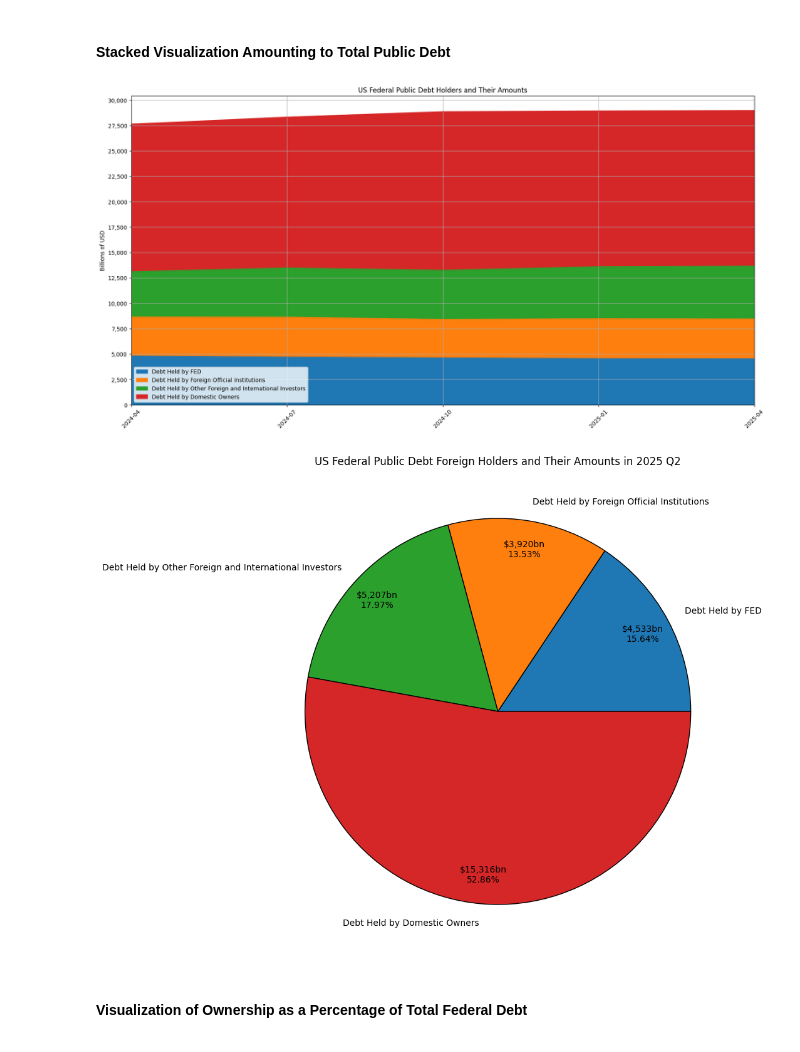
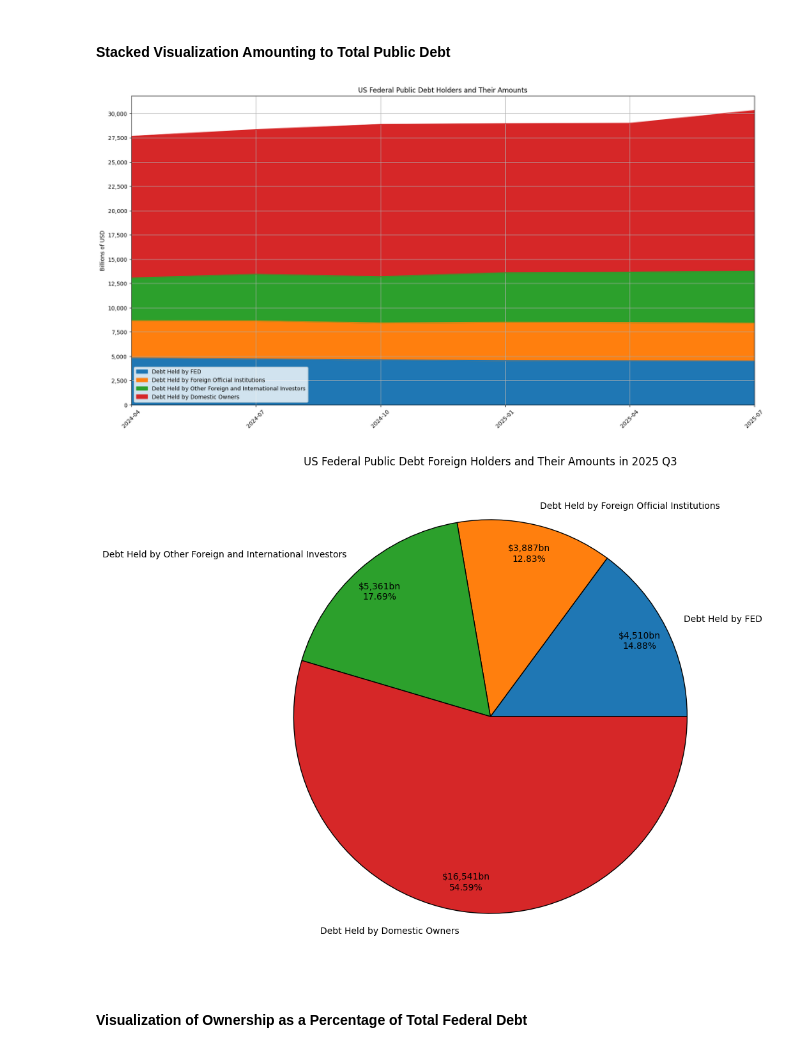
Before and after one commit to ilchen/US_Economic_Data_Analysis, a Jupyter notebook: Fed_Public_Debt_Holders.ipynb, the cells around one changed output. Drawn from its saved outputs; the diff is of its cells as text; code cells hidden in the pictures.

Commit message:
Improved analysis and updated with Q3 and Oct, Nov data

```diff
--- a/Fed_Public_Debt_Holders.ipynb
+++ b/Fed_Public_Debt_Holders.ipynb
@@ -49,10 +49,3 @@ pub_debt_holders = web.get_data_fred(['GFDEBTN', 'FYGFDPUN', 'FDHBATN', 'FDHBFRB
 
 # Convert all amounts into millions
 pub_debt_holders[['FDHBFRBN', 'FDHBFIN']] *= 1000
-
-# Adding a new column for the domestic part
-pub_debt_holders[FEDERAL_DEBT_HELD_BY_DOMESTIC] = pub_debt_holders.FYGFDPUN\
-        - pub_debt_holders.FDHBFRBN - pub_debt_holders.FDHBFIN
-
-# Truncating to the earliest quarter where all dataseries have data
-pub_debt_holders.dropna(inplace=True)
@@ -59,3 +94,23 @@ pub_debt_holders.dropna(inplace=True)
+# %%
+tic_tbl5_qf = tic_tbl5 if pd.offsets.MonthEnd(0).rollforward(tic_tbl5.index[-1]).is_quarter_end\
+    else tic_tbl5.iloc[:-(tic_tbl5.index[-1].month % 3)]
+tic_tbl5_qf = tic_tbl5_qf.resample('QS').last()
+# %%
+# Updated data on foreign and international ownership with the most recent TIC data
+pub_debt_holders.FDHBFIN.update(tic_tbl5_qf.loc[:, 'Grand Total'])
+
+# Extending with a breakdown of foreign & international ownership into that by foreign official institutions and other
+pub_debt_holders = pd.concat([pub_debt_holders,
+                              tic_tbl5_qf.loc[:, 'Of Which: Foreign Official'].rename(FEDERAL_DEBT_HELD_BY_FOREIGN_OFFICIAL)], axis=1)
+pub_debt_holders[FEDERAL_DEBT_HELD_BY_FOREIGN_OTHER_FOREIGN] =\
+    pub_debt_holders.FDHBFIN - pub_debt_holders.loc[:, FEDERAL_DEBT_HELD_BY_FOREIGN_OFFICIAL]
+
+# Adding a new column for the domestic part
+pub_debt_holders[FEDERAL_DEBT_HELD_BY_DOMESTIC] = pub_debt_holders.FYGFDPUN\
+        - pub_debt_holders.FDHBFRBN - pub_debt_holders.FDHBFIN
+
+# Truncating to the earliest quarter where all dataseries have data
+pub_debt_holders.dropna(inplace=True, subset=['GFDEBTN', 'FYGFDPUN', 'FDHBATN', 'FDHBFRBN', 'FDHBFIN'])
 # %% [markdown]
 ### Visualization of prepared data
 # %%
@@ -282,24 +264,28 @@ pub_debt_holders_ext_sub = pub_debt_holders_ext.iloc[:,[1,3,5,6,7]]
+# %%
+# Taking a subset consisting of total ownership by the public and ownership by the FED, Foregin official institutions,
+# Other Foreign institutions, and domestic owners
+pub_debt_holders_sub = pub_debt_holders.iloc[:,[1,3,5,6,7]].dropna()
 # %% [markdown]
 #### Stacked Visualization Amounting to Total Public Debt
 # %%
-y_max = pub_debt_holders_ext.loc[:, FEDERAL_DEBT_HELD_BY_PUBLIC].max()
+y_max = pub_debt_holders.loc[:, FEDERAL_DEBT_HELD_BY_PUBLIC].max()
 y_step = 2500e3
 y_max = (y_max + y_max % y_step if y_max % y_step else y_max) + 1
-ax = pub_debt_holders_ext_sub.iloc[:,1:].plot.area(figsize=(20,10), grid=True, title=FED_DEBT_HOLDERS_TITLE,
-                                                   xticks=pub_debt_holders_ext_sub.index, xlabel='', rot=45,
-                                                   ylabel=LEFT_Y_AXIS_LABEL, yticks=np.arange(0, y_max, y_step))
+ax = pub_debt_holders_sub.iloc[:,1:].plot.area(figsize=(20,10), grid=True, title=FED_DEBT_HOLDERS_TITLE,
+                                               xticks=pub_debt_holders_sub.index, xlabel='', rot=45,
+                                               ylabel=LEFT_Y_AXIS_LABEL, yticks=np.arange(0, y_max, y_step))
 ax.yaxis.set_major_formatter(mtick.FuncFormatter(lambda x, _: '{:,.0f}'.format(x/1000)))
-_ = ax.set_xticklabels(list(map('{:%Y-%m}'.format, pub_debt_holders_ext_sub.index)))
+_ = ax.set_xticklabels(list(map('{:%Y-%m}'.format, pub_debt_holders_sub.index)))
 # %% [output]
-[figure, old version]
+[figure, new version]
 # %%
-ax = pub_debt_holders_ext_sub.iloc[-1,1:].plot.pie(
+ax = pub_debt_holders_sub.iloc[-1,1:].plot.pie(
     figsize=(20,10), grid=True, ylabel='',
-    autopct=lambda pct: f'${pct * pub_debt_holders_ext_sub.iloc[-1,0] / 1e5:,.0f}bn\n{pct:.2f}%', pctdistance=0.85,
+    autopct=lambda pct: f'${pct * pub_debt_holders_sub.iloc[-1,0] / 1e5:,.0f}bn\n{pct:.2f}%', pctdistance=0.85,
     wedgeprops={'edgecolor': 'black', 'linewidth': 1},
-    title=FED_DEBT_FOREIGN_HOLDERS_TITLE + f' in {pub_debt_holders_ext_sub.index[-1]:%Y} Q{pub_debt_holders_ext_sub.index[-1].quarter}')
+    title=FED_DEBT_FOREIGN_HOLDERS_TITLE + f' in {pub_debt_holders_sub.index[-1]:%Y} Q{pub_debt_holders_sub.index[-1].quarter}')
 # %% [output]
-[figure, old version]
+[figure, new version]
 # %% [markdown]
 #### Visualization of Ownership as a Percentage of Total Federal Debt
 # %%
```
Also changed, not shown: parts of 32 cells of this notebook, 1 other file.
